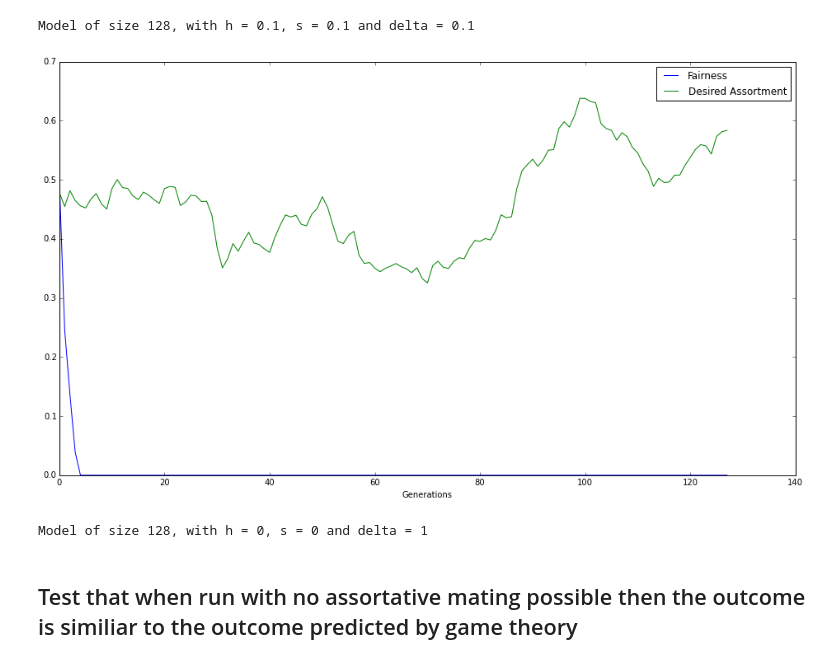
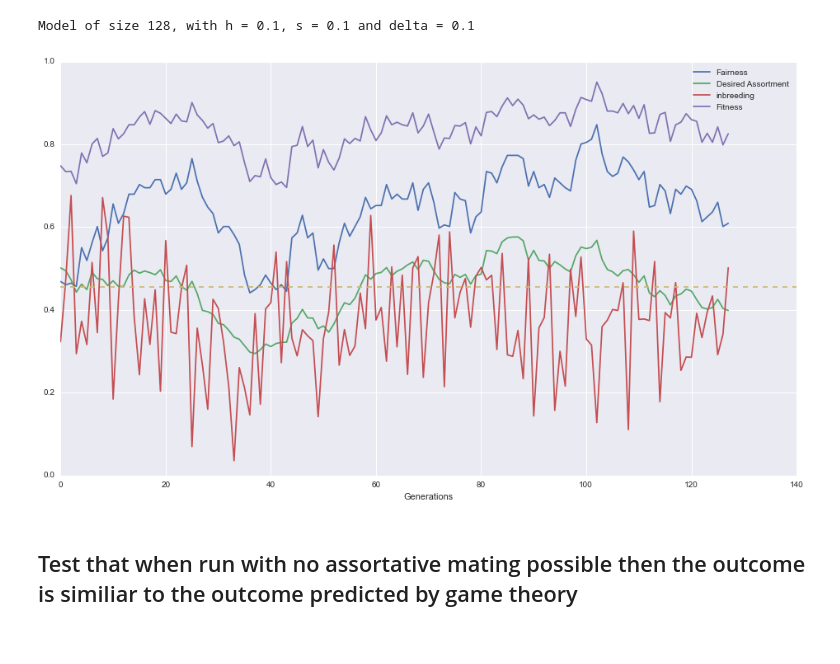
Before and after one commit to simontudge/assortative_mating, a Jupyter notebook: notebooks/first_experiments.ipynb, the cells around one changed output. Drawn from its saved outputs; the diff is of its cells as text; code cells hidden in the pictures.

```diff
--- a/notebooks/first_experiments.ipynb
+++ b/notebooks/first_experiments.ipynb
@@ -11,19 +13,16 @@ Model.from_random_pop(128, 0.1,0.1,0.1)
 # %% [output]
 Model of size 128, with h = 0.1, s = 0.1 and delta = 0.1
 # %%
-h = 0
-delta = 1
-s = 0
+h = 0.2
+delta = 0.4
+s = 0.66
 pop_size = 128
 gens = 128
-mod = Model.from_random_pop( pop_size, h = h, s=s , delta = delta, generations = gens )
+mod = Model.from_random_pop( pop_size, h = h, s=s , delta = delta, generations = gens, graphs = False )
 mod.go()
+fig = mod.make_graphs(ESS = True)
 # %% [output]
-[figure, old version]
+[figure, new version]
-# %%
-mod
-# %% [output]
-Model of size 128, with h = 0, s = 0 and delta = 1
 # %% [markdown]
 ## Test that when run with no assortative mating possible then the outcome is similiar to the outcome predicted by game theory
 # %% [markdown]
```
Also changed, not shown: parts of 12 cells of this notebook.
